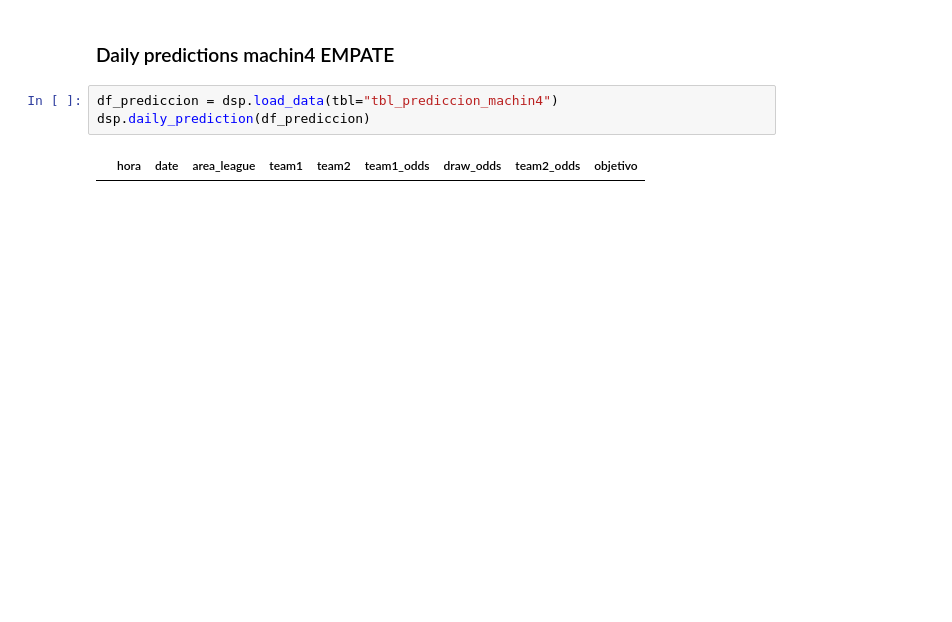
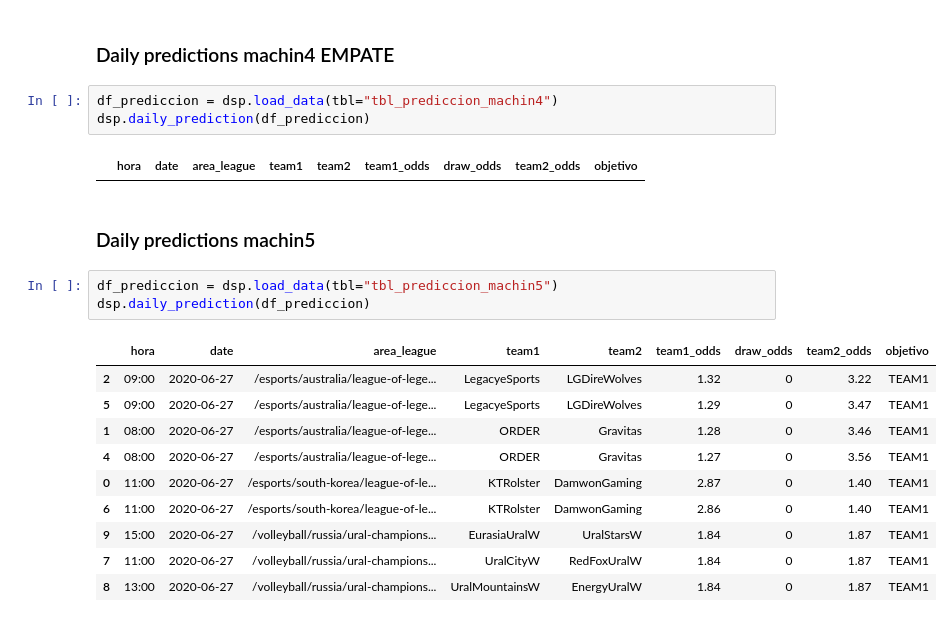
Before and after one commit to jtmancilla/DSP-Sport-AI, a Jupyter notebook: Daily-predictions.ipynb, the cells around one changed output. Saved outputs shown, nothing was run; the diff lists cells and outputs as text; blank space fills up the shorter version.

```diff
--- a/Daily-predictions.ipynb
+++ b/Daily-predictions.ipynb
@@ -76,3 +85,19 @@ df_prediccion = dsp.load_data(tbl="tbl_prediccion_machin4")
 dsp.daily_prediction(df_prediccion)
 # %% [output]
 |  | hora | date | area_league | team1 | team2 | team1_odds | draw_odds | team2_odds | objetivo |
+# %% [markdown]
+### Daily predictions machin5
+# %%
+df_prediccion = dsp.load_data(tbl="tbl_prediccion_machin5")
+dsp.daily_prediction(df_prediccion)
+# %% [output]
+|  | hora | date | area_league | team1 | team2 | team1_odds | draw_odds | team2_odds | objetivo |
+| 2 | 09:00 | 2020-06-27 | /esports/australia/league-of-lege... | LegacyeSports | LGDireWolves | 1.32 | 0 | 3.22 | TEAM1 |
+| 5 | 09:00 | 2020-06-27 | /esports/australia/league-of-lege... | LegacyeSports | LGDireWolves | 1.29 | 0 | 3.47 | TEAM1 |
+| 1 | 08:00 | 2020-06-27 | /esports/australia/league-of-lege... | ORDER | Gravitas | 1.28 | 0 | 3.46 | TEAM1 |
+| 4 | 08:00 | 2020-06-27 | /esports/australia/league-of-lege... | ORDER | Gravitas | 1.27 | 0 | 3.56 | TEAM1 |
+| 0 | 11:00 | 2020-06-27 | /esports/south-korea/league-of-le... | KTRolster | DamwonGaming | 2.87 | 0 | 1.40 | TEAM1 |
+| 6 | 11:00 | 2020-06-27 | /esports/south-korea/league-of-le... | KTRolster | DamwonGaming | 2.86 | 0 | 1.40 | TEAM1 |
+| 9 | 15:00 | 2020-06-27 | /volleyball/russia/ural-champions... | EurasiaUralW | UralStarsW | 1.84 | 0 | 1.87 | TEAM1 |
+| 7 | 11:00 | 2020-06-27 | /volleyball/russia/ural-champions... | UralCityW | RedFoxUralW | 1.84 | 0 | 1.87 | TEAM1 |
+| 8 | 13:00 | 2020-06-27 | /volleyball/russia/ural-champions... | UralMountainsW | EnergyUralW | 1.84 | 0 | 1.87 | TEAM1 |
```
Also changed, not shown: parts of 6 cells of this notebook.
